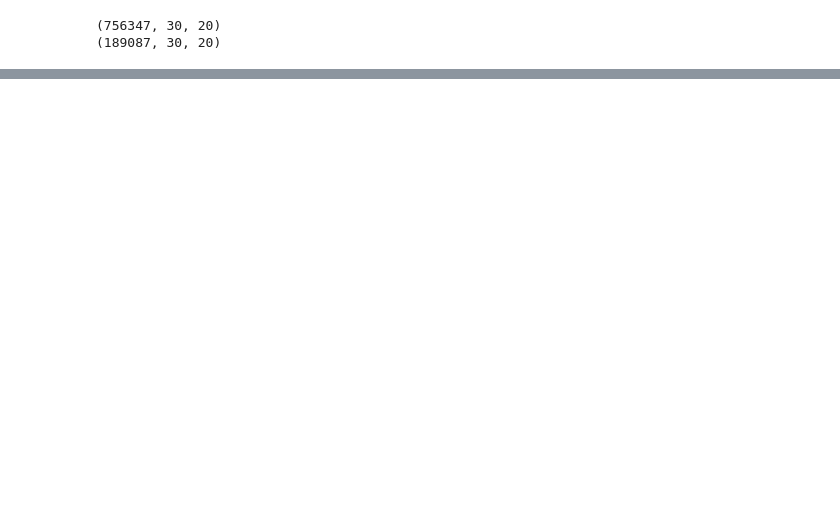
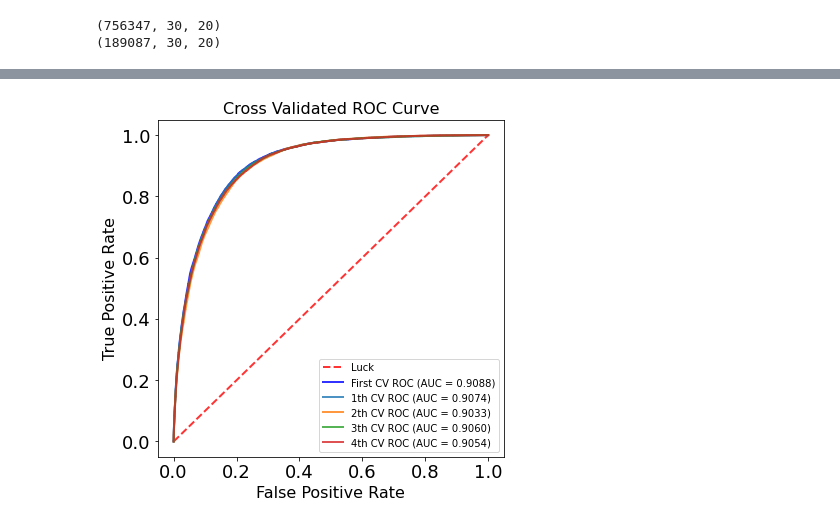
Before and after one commit to jjia1/viralepitope, a Jupyter notebook: ViralEpitopeModel.ipynb, the cells around one changed output, grey strips where cells are left out. Saved outputs shown, nothing was run; the diff lists cells and outputs as text; code cells hidden in the pictures; blank space fills up the shorter version.

```diff
--- a/ViralEpitopeModel.ipynb
+++ b/ViralEpitopeModel.ipynb
@@ -233,0 +215,92 @@ NameError: name 'allylable' is not defined
+# %%
+font1 = {'family' : 'Times New Roman',
+        'weight' : 'normal',
+        'size'   : 16}
+figsize=6.2, 6.2
+
+for i, (train, test) in enumerate(kfold.split(train_pep, train_target)):
+    training_pep = train_pep[train]
+    training_mhc = train_mhc[train]
+    training_target = train_target[train]
+
+    validation_pep = train_pep[test]
+    validation_mhc = train_mhc[test]
+    validation_target = train_target[test]
+
+    if i == 0:
+        saved_model = build_model(training_pep, training_mhc)
+        saved_model.load_weights('model/CV/model_' +str(i)+'.h5')
+        probas_ = saved_model.predict([np.array(validation_pep),np.array(validation_mhc)])
+        allprobas_ = np.append(allprobas_, probas_)
+        all_labels = np.append(all_labels, validation_target)
+        del saved_model
+
+        fpr, tpr, thresholds = roc_curve(all_labels, allprobas_)
+        roc_auc = auc(fpr, tpr)
+        precision, recall, _ = precision_recall_curve(all_labels, allprobas_)
+        aupr = average_precision_score(all_labels, allprobas_)
+        print(roc_auc)
+        print(aupr)
+
+        figure1, ax1 = plt.subplots(figsize=figsize)
+        ax1.tick_params(labelsize=18)
+        labels = ax1.get_xticklabels() + ax1.get_yticklabels()
+        [label.set_fontname('Times New Roman') for label in labels]
+        ax1.plot([0, 1], [0, 1], linestyle='--', lw=2, color='r',
+        label='Luck', alpha=.8)
+
+        ax1.plot(fpr, tpr, color='b',
+                label=r'First CV ROC (AUC = %0.4f)' % (roc_auc),
+                    lw=2, alpha=.8)
+        ax1.set_xlim([-0.05, 1.05])
+        ax1.set_ylim([-0.05, 1.05])
+        ax1.set_xlabel('False Positive Rate', font1)
+        ax1.set_ylabel('True Positive Rate', font1)
+        title1 = 'Cross Validated ROC Curve'
+        ax1.set_title(title1, font1)
+        ax1.legend(loc="lower right")
+
+        ########PR_figure
+        figure2, ax2 = plt.subplots(figsize=figsize)
+        ax2.tick_params(labelsize=18)
+        labels = ax2.get_xticklabels() + ax2.get_yticklabels()
+        [label.set_fontname('Times New Roman') for label in labels]
+
+        ax2.plot(recall, precision, color='b',
+                label=r'First CV Precision-Recall (AUC = %0.4f)' % aupr,
+                lw=2, alpha=.8)
+
+        ax2.set_xlim([-0.05, 1.05])
+        ax2.set_ylim([-0.05, 1.05])
+        ax2.set_xlabel('Recall', font1)
+        ax2.set_ylabel('Precision', font1)
+        title2 = 'Cross Validated PR Curve'
+        ax2.set_title(title2, font1)
+        ax2.legend(loc="lower left")
+
+    else:
+        saved_model = build_model(training_pep, training_mhc)
+        saved_model.load_weights('model/CV/model_' +str(i)+'.h5')
+        probas_ = saved_model.predict([np.array(validation_pep),np.array(validation_mhc)])
+        allprobas_ = np.append(allprobas_, probas_)
+        all_labels = np.append(all_labels, validation_target)
+        del saved_model
+
+        fpr, tpr, thresholds = roc_curve(validation_target, probas_)
+        roc_auc = auc(fpr, tpr)
+        precision, recall, _ = precision_recall_curve(validation_target, probas_)
+        aupr = average_precision_score(validation_target, probas_)
+        print(roc_auc)
+        print(aupr)
+
+        ax1.plot(fpr, tpr,
+        label=str(i)+'th CV ROC (AUC = %0.4f)' % (roc_auc),
+            lw=2, alpha=.8)
+        ax1.legend(loc="lower right")
+
+
+        ax2.plot(recall, precision,
+        label=str(i)+'th CV Precision-Recall (AUC = %0.4f)' % (aupr),
+        lw=2, alpha=.8)
+        ax2.legend(loc="lower left")
+# %% [output]
@@ -233,0 +336 @@ NameError: name 'allylable' is not defined
+[figure, added]
```
Also changed, not shown: parts of 15 cells of this notebook, 1 other file.
